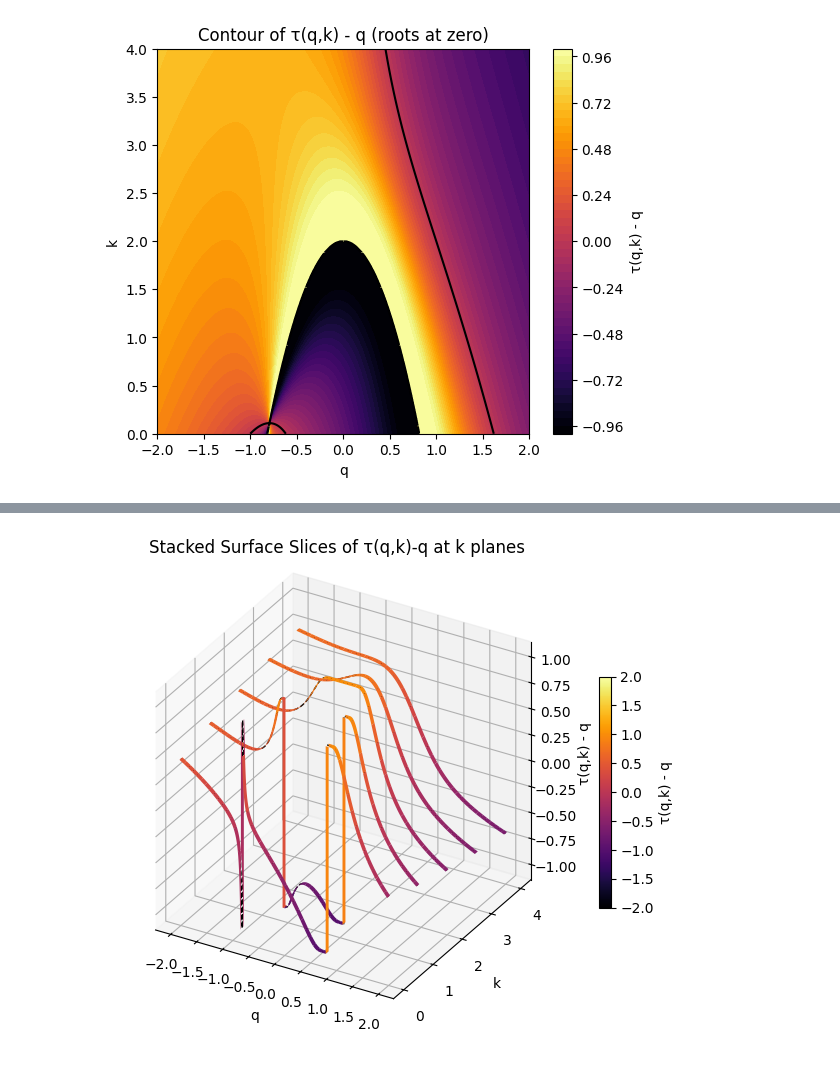
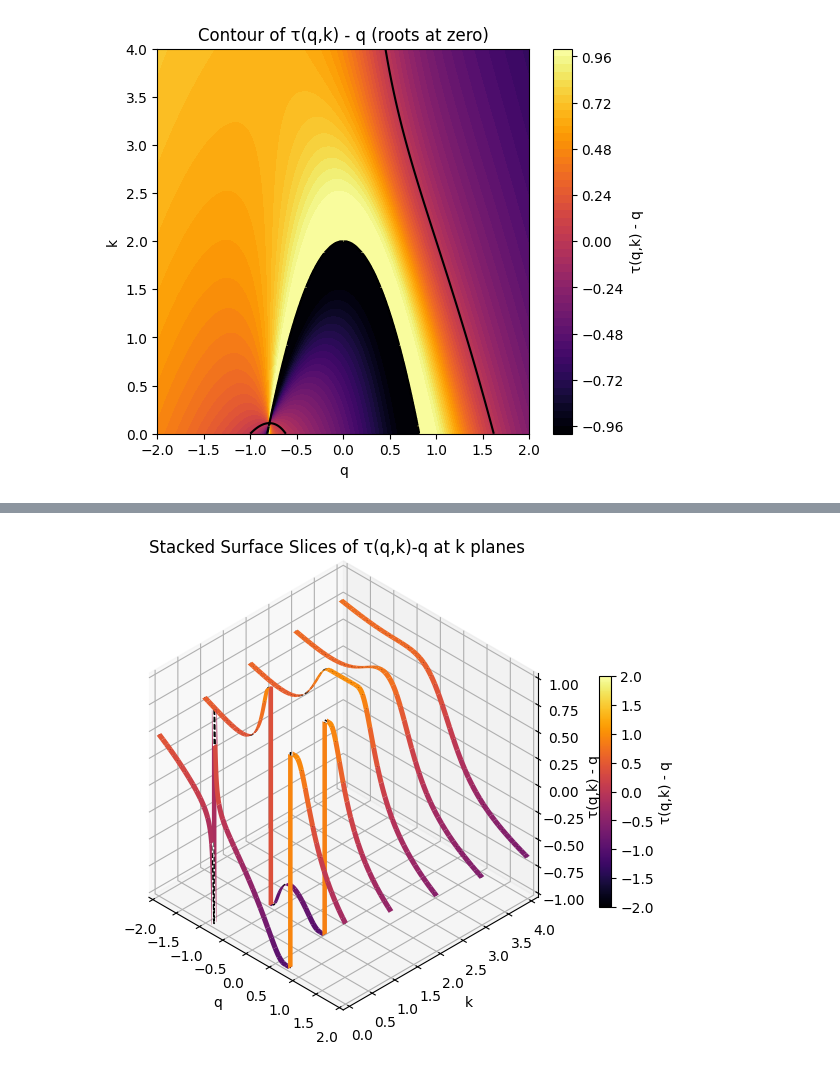
Before and after one commit to anthonyrisinger/riprompt, a Jupyter notebook: riprompt.ipynb, the cells around one changed output, grey strips where cells are left out. Drawn from its saved outputs; the diff is of its cells as text; code cells hidden in the pictures.

```diff
--- a/riprompt.ipynb
+++ b/riprompt.ipynb
@@ -5,7 +5,8 @@ This notebook implements the mechanics and mathematics described in `riprompt.tx
 # %%
 import numpy as np
 import matplotlib.pyplot as plt
-from mpl_toolkits.mplot3d import Axes3D
+
+G45 = (np.degrees((1+5**0.5)/2 - 1), -45)
 
 def τ(q, k):
     """
@@ -108,27 +111,26 @@ plt.show()
 # %%
 q = np.linspace(-2, 2, 10001)
 k_values = np.linspace(0, 4, 5)
-dy = 0.05  # small slab thickness in k direction
+dy = 0.05
 
 fig = plt.figure(figsize=(8, 6))
 ax = fig.add_subplot(111, projection='3d', proj_type='ortho')
-# Plot thin surface slabs for each k
 for k in k_values:
     F = np.tanh(τ(q, k) - q)
-    # Build a thin slab in k-direction
     Qs = np.vstack([q, q])
     Ks = np.vstack([np.full_like(q, k-dy), np.full_like(q, k+dy)])
     Fs = np.vstack([F, F])
     surf = ax.plot_surface(Qs, Ks, Fs, cmap='inferno', edgecolor='none', vmin=-2, vmax=2)
-    # Zero-level contour line on each slab center
     ax.plot(q, np.full_like(q, k), F, 'k--', linewidth=1)
 
 ax.set_xlabel('q')
 ax.set_ylabel('k')
 ax.set_zlabel('τ(q,k) - q')
 ax.set_box_aspect((1,1,1))
+ax.margins(x=0, y=0, z=0)
+ax.view_init(*G45)
 fig.colorbar(surf, shrink=0.5, label='τ(q,k) - q')
 plt.title('Stacked Surface Slices of τ(q,k)-q at k planes')
 plt.show()
 # %% [output]
-[figure, old version]
+[figure, new version]
```
Also changed, not shown: parts of 5 cells of this notebook.
